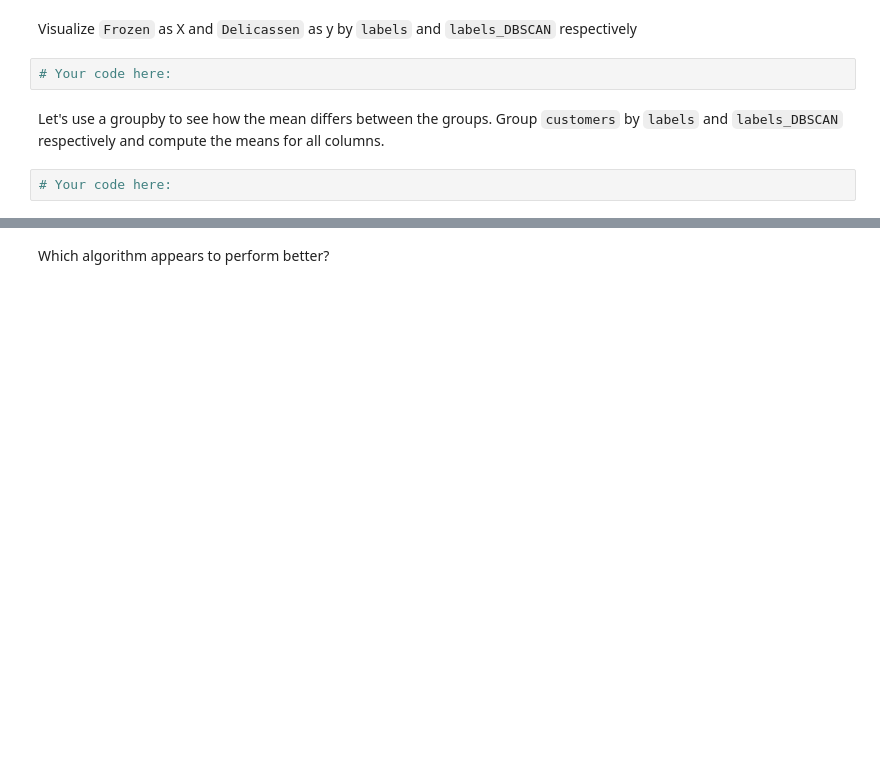
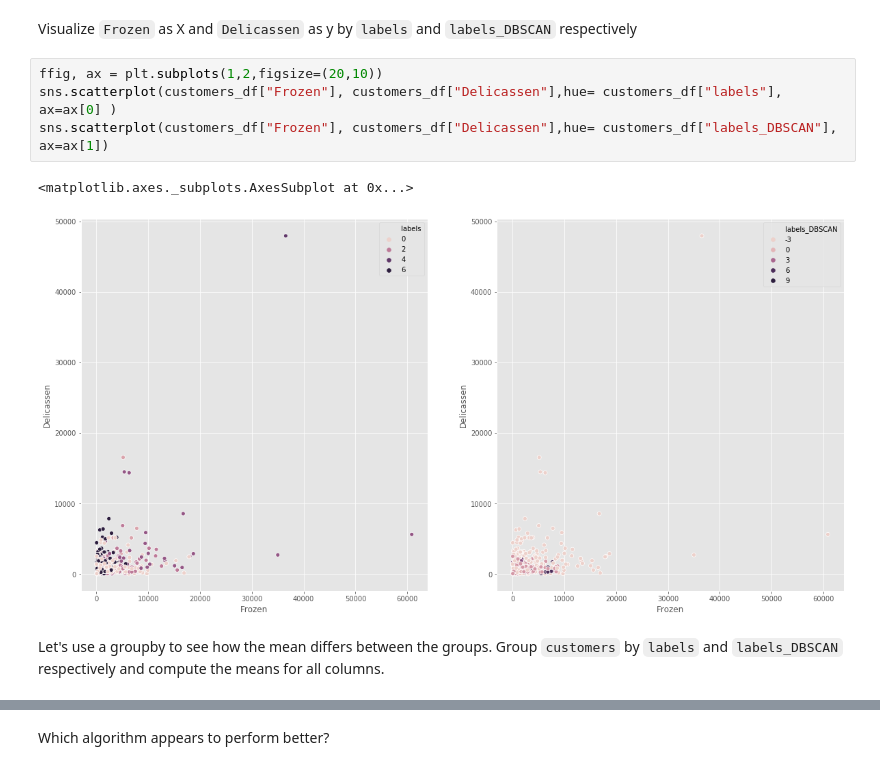
Before and after one commit to ta-data-bcn/lab-unsupervised-learning, a Jupyter notebook: your-code/main.ipynb, the cells around one changed output, grey strips where cells are left out. Saved outputs shown, nothing was run; the diff lists cells and outputs as text; blank space fills up the shorter version.

```diff
--- a/your-code/main.ipynb
+++ b/your-code/main.ipynb
@@ -338,8 +368,11 @@ Visualize `Grocery` as X and `Fresh` as y by `labels` and `labels_DBSCAN` respec
 # %% [markdown]
 Visualize `Frozen` as X and `Delicassen` as y by `labels` and `labels_DBSCAN` respectively
-# %%
-# Your code here:
+# %%
+ffig, ax = plt.subplots(1,2,figsize=(20,10))
+sns.scatterplot(customers_df["Frozen"], customers_df["Delicassen"],hue= customers_df["labels"], ax=ax[0] )
+sns.scatterplot(customers_df["Frozen"], customers_df["Delicassen"],hue= customers_df["labels_DBSCAN"], ax=ax[1])
+# %% [output]
+<matplotlib.axes._subplots.AxesSubplot at 0x...>
+[figure, added]
 # %% [markdown]
 Let's use a groupby to see how the mean differs between the groups. Group `customers` by `labels` and `labels_DBSCAN` respectively and compute the means for all columns.
-# %%
-# Your code here:
```
Also changed, not shown: parts of 15 cells of this notebook.
